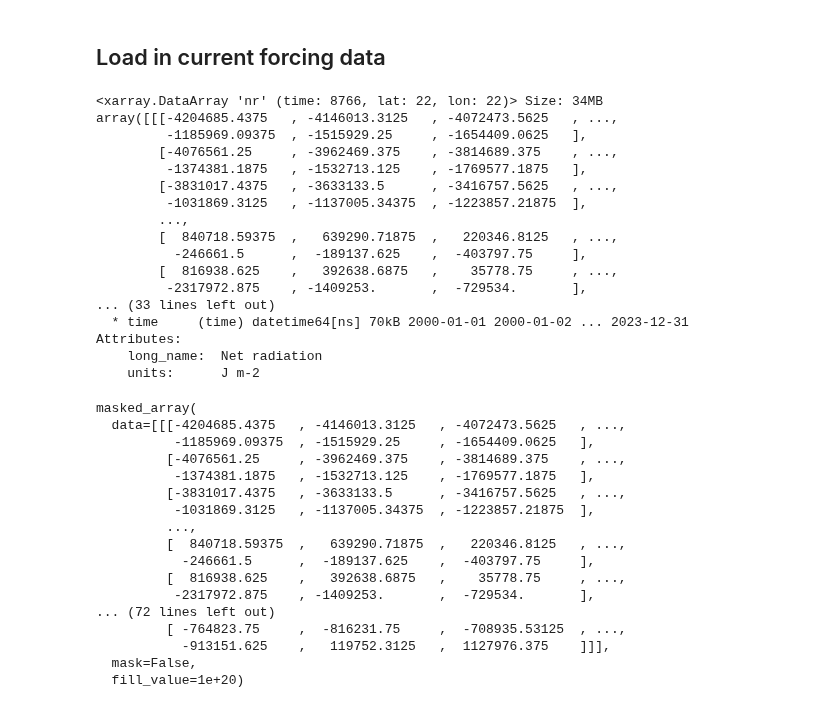
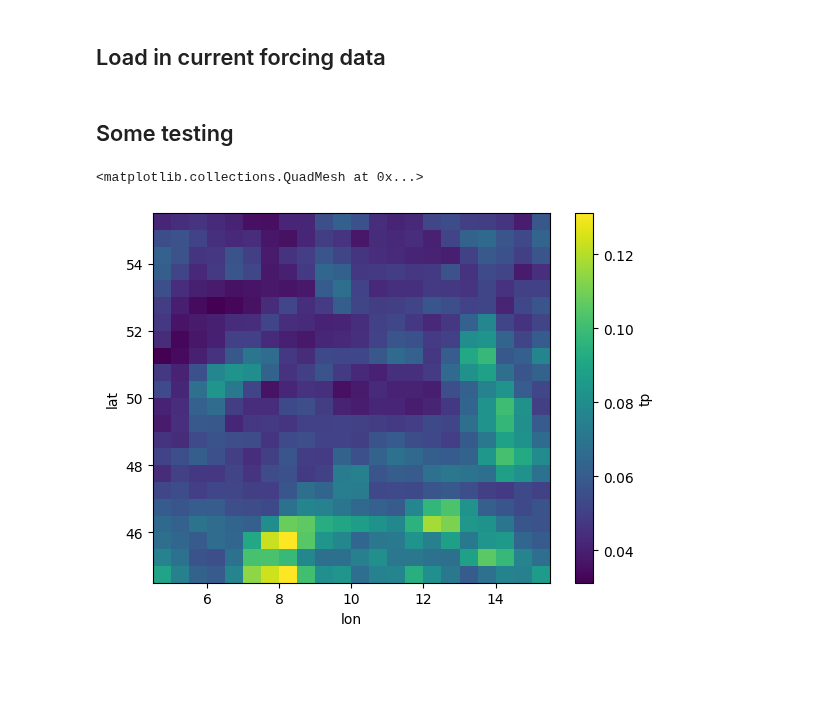
Before and after one commit to JohannaTrost/MSC24-WBM, a Jupyter notebook: Detrend.ipynb, the cells around one changed output. Cells and saved outputs as stored; diff of their text form; code cells hidden in the pictures; blank space fills up the shorter version.

```diff
--- a/Detrend.ipynb
+++ b/Detrend.ipynb
@@ -39,48 +43,10 @@ P_data = xr.concat(P_data, dim='time')
 R_data = xr.concat(R_data, dim='time')
 T_data = xr.concat(T_data, dim='time')
 lai_data = xr.concat(lai_data, dim='time')
-# %%
-R_data
-# %% [output]
-<xarray.DataArray 'nr' (time: 8766, lat: 22, lon: 22)> Size: 34MB
-array([[[-4204685.4375   , -4146013.3125   , -4072473.5625   , ...,
-         -1185969.09375  , -1515929.25     , -1654409.0625   ],
-        [-4076561.25     , -3962469.375    , -3814689.375    , ...,
-         -1374381.1875   , -1532713.125    , -1769577.1875   ],
-        [-3831017.4375   , -3633133.5      , -3416757.5625   , ...,
-         -1031869.3125   , -1137005.34375  , -1223857.21875  ],
-        ...,
-        [  840718.59375  ,   639290.71875  ,   220346.8125   , ...,
-          -246661.5      ,  -189137.625    ,  -403797.75     ],
-        [  816938.625    ,   392638.6875   ,    35778.75     , ...,
-         -2317972.875    , -1409253.       ,  -729534.       ],
-... (33 lines left out)
-  * time     (time) datetime64[ns] 70kB 2000-01-01 2000-01-02 ... 2023-12-31
-Attributes:
-    long_name:  Net radiation
-    units:      J m-2
-# %%
-R_data = np.concatenate(R_data)
-P_data = np.concatenate(P_data)
-T_data = np.concatenate(T_data)
-lai_data = np.concatenate(lai_data)
-# %%
-R_data
-# %% [output]
-masked_array(
-  data=[[[-4204685.4375   , -4146013.3125   , -4072473.5625   , ...,
-          -1185969.09375  , -1515929.25     , -1654409.0625   ],
-         [-4076561.25     , -3962469.375    , -3814689.375    , ...,
-          -1374381.1875   , -1532713.125    , -1769577.1875   ],
-         [-3831017.4375   , -3633133.5      , -3416757.5625   , ...,
-          -1031869.3125   , -1137005.34375  , -1223857.21875  ],
-         ...,
-         [  840718.59375  ,   639290.71875  ,   220346.8125   , ...,
-           -246661.5      ,  -189137.625    ,  -403797.75     ],
-         [  816938.625    ,   392638.6875   ,    35778.75     , ...,
-          -2317972.875    , -1409253.       ,  -729534.       ],
-... (72 lines left out)
-         [ -764823.75     ,  -816231.75     ,  -708935.53125  , ...,
-           -913151.625    ,   119752.3125   ,  1127976.375    ]]],
-  mask=False,
-  fill_value=1e+20)
+# %% [markdown]
+## Some testing
+# %%
+P_data.max(dim='time').plot()
+# %% [output]
+<matplotlib.collections.QuadMesh at 0x...>
+[figure, added]
```
Also changed, not shown: parts of 31 cells of this notebook.
